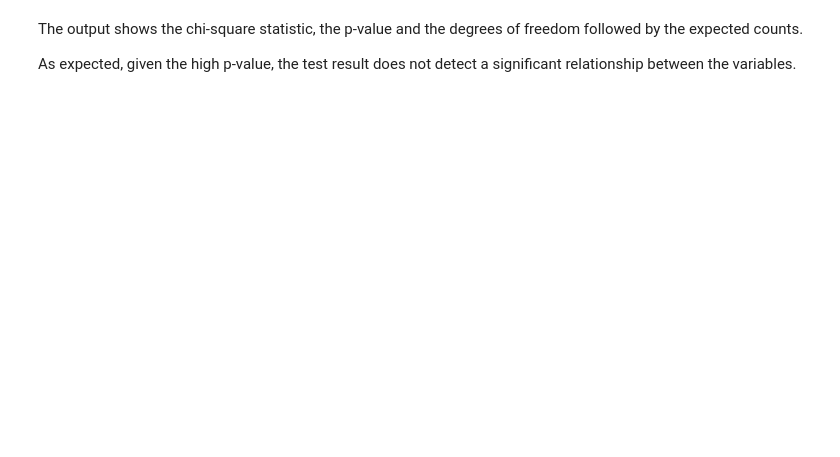
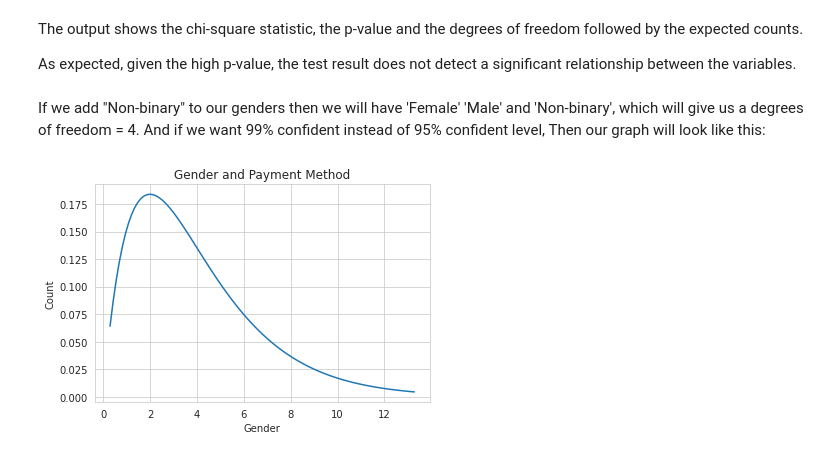
Before and after one commit to coraline1111/Lab-work-Saturday, a Jupyter notebook: Mini_project_chi_square_test.ipynb, the cells around one changed output. Drawn from its saved outputs; the diff is of its cells as text; code cells hidden in the pictures; blank space fills up the shorter version.

```diff
--- a/Mini_project_chi_square_test.ipynb
+++ b/Mini_project_chi_square_test.ipynb
@@ -112,3 +120,33 @@ Since the p-value is greater than our significance level of 0.05, we fail to rej
 The output shows the chi-square statistic, the p-value and the degrees of freedom followed by the expected counts.
 
 As expected, given the high p-value, the test result does not detect a significant relationship between the variables.
+# %% [markdown]
+If we add "Non-binary" to our genders then we will have 'Female' 'Male' and 'Non-binary', which will give us a degrees of freedom = 4.
+And if we want 99% confident instead of 95% confident level,
+Then our graph will look like this:
+# %%
+# Set random seed for reproducibility
+np.random.seed(123)
+
+# Define degrees of freedom and sample size
+dof = 4
+n = 500
+
+# Generate chi-square distributed data
+sample = np.random.chisquare(dof, size=n)
+
+# Calculate the x-axis values for the plot
+x = np.linspace(chi2.ppf(0.01, dof), chi2.ppf(0.99, dof), 100)
+
+# Calculate the chi-square distribution PDF
+pdf = chi2.pdf(x, dof)
+
+# Plot the chi-square distribution
+sns.set_style('whitegrid')
+plt.plot(x, pdf)
+plt.title('Gender and Payment Method')
+plt.xlabel('Gender')
+plt.ylabel('Count')
+plt.show()
+# %% [output]
+[figure, added]
```
Also changed, not shown: parts of 7 cells of this notebook.
